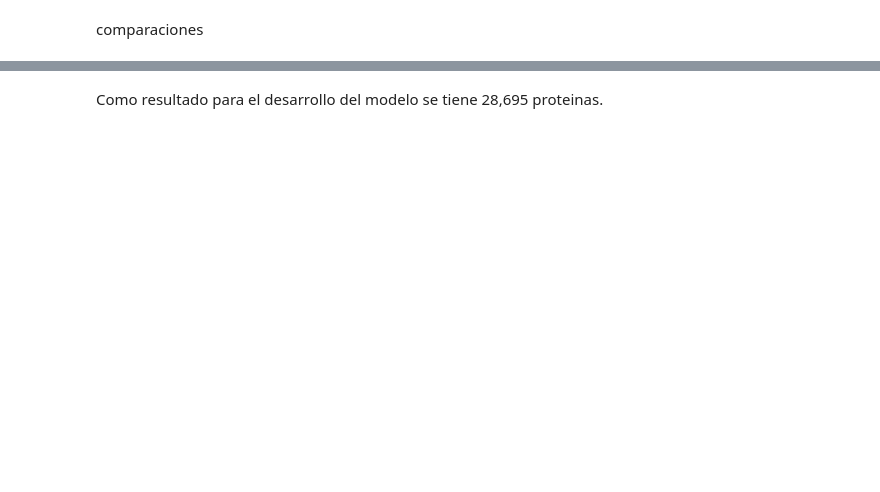
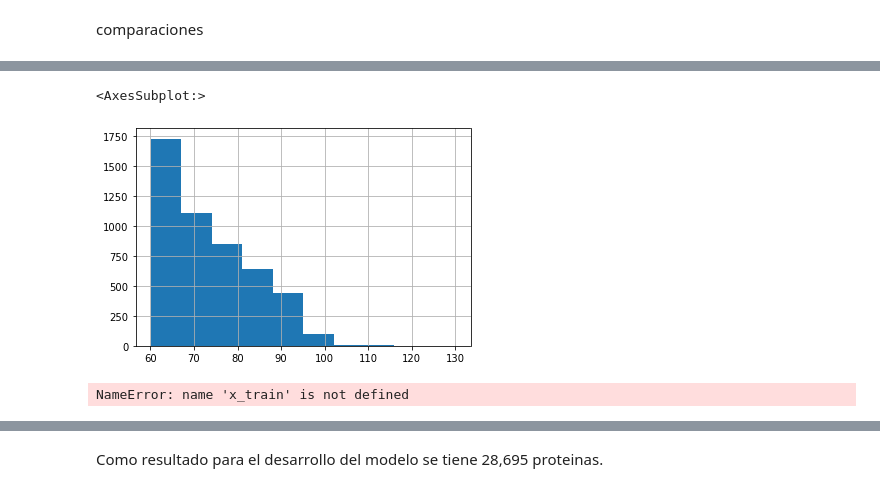
Before and after one commit to Germanchelo13/Novozymes-Enzyme-Stability-Prediction, a Jupyter notebook: prediccion.ipynb, the cells around one changed output, grey strips where cells are left out. Cells and saved outputs as stored; diff of their text form; code cells hidden in the pictures; blank space fills up the shorter version.

```diff
--- a/prediccion.ipynb
+++ b/prediccion.ipynb
@@ -264,0 +302,5 @@ texto_2=pd.Series(texto[4:])
+# %%
+df_train.loc[df_train["tm"]>60,"tm"].hist()
+# %% [output]
+<AxesSubplot:>
+[figure, added]
@@ -264,0 +311,8 @@ texto_2=pd.Series(texto[4:])
+# %%
+from xgboost import XGBRegressor
+from scipy.stats import spearmanr
+xgb = XGBRegressor(n_estimators=300,learning_rate=0.05,max_depth=7)
+xgb.fit(x_train,y_train)
+pred = xgb.predict(x_test)
+# %% [output]
+NameError: name 'x_train' is not defined
```
Also changed, not shown: parts of 39 cells of this notebook, 3 other files.
